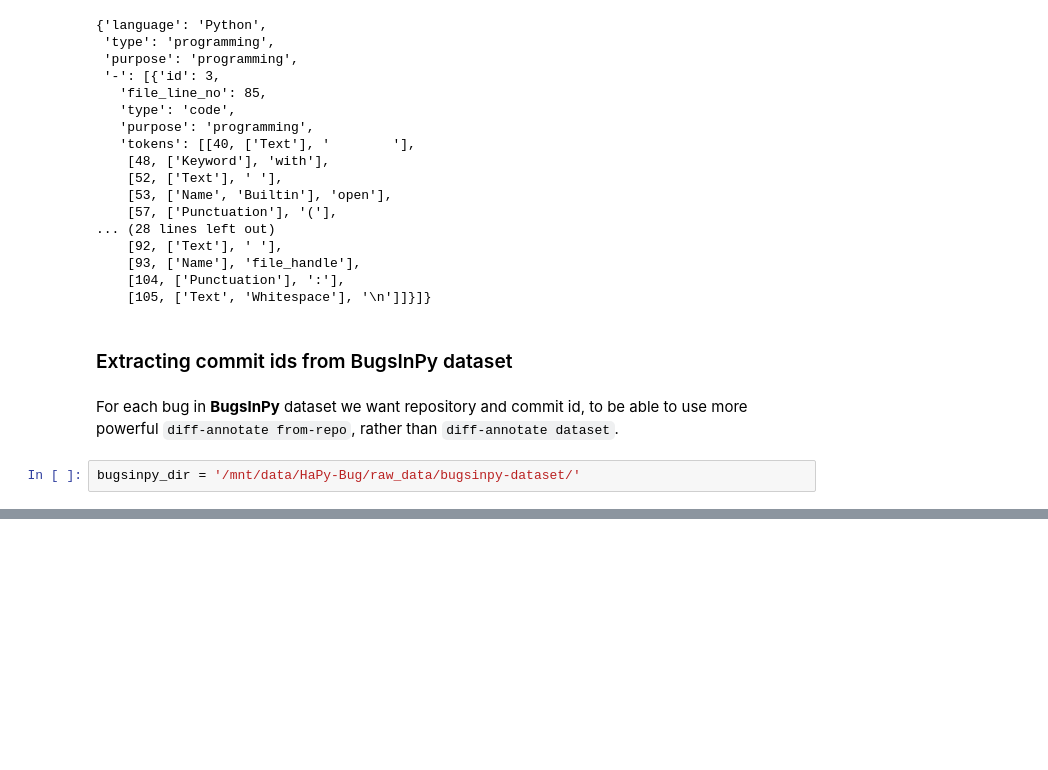
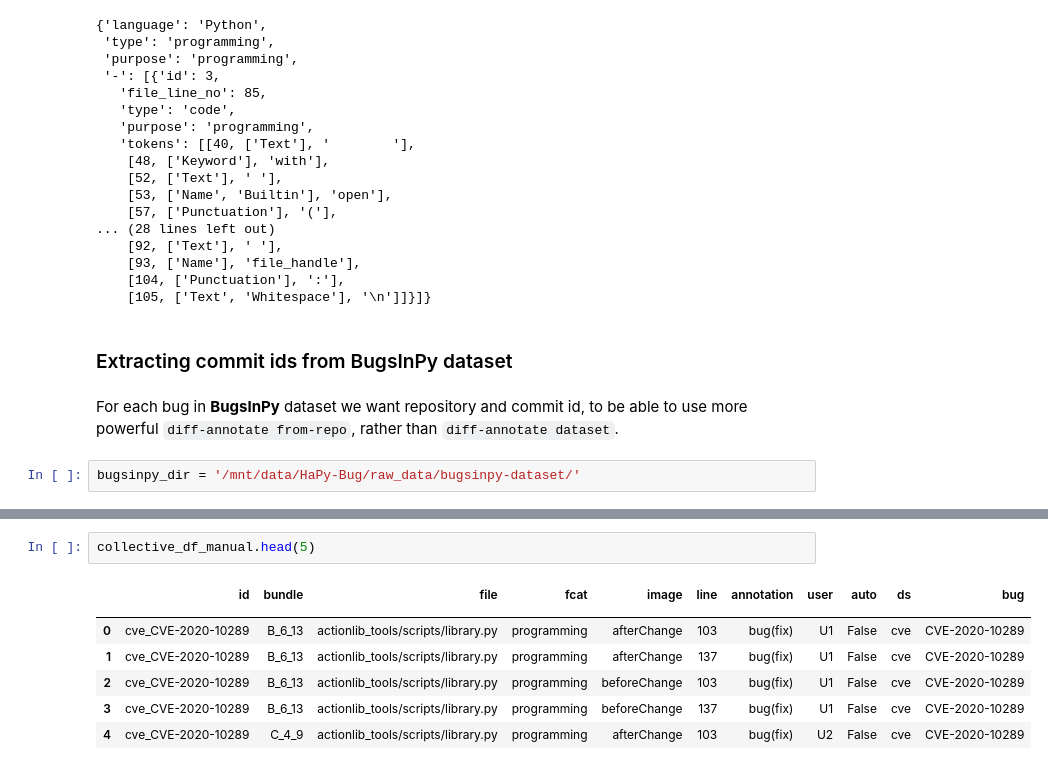
Before and after one commit to ncusi/PatchScope, a Jupyter notebook: notebooks/experiments/01-compare_annotations.ipynb, the cells around one changed output, grey strips where cells are left out. Drawn from its saved outputs; the diff is of its cells as text; blank space fills up the shorter version.

```diff
--- a/notebooks/experiments/01-compare_annotations.ipynb
+++ b/notebooks/experiments/01-compare_annotations.ipynb
@@ -371,0 +562,10 @@ PySnooper:
+# %%
+collective_df_manual.head(5)
+# %% [output]
+|  | id | bundle | file | fcat | image | line | annotation | user | auto | ds | bug |
+|  |  |  |  |  |  |  |  |  |  |  |  |
+| 0 | cve_CVE-2020-10289 | B_6_13 | actionlib_tools/scripts/library.py | programming | afterChange | 103 | bug(fix) | U1 | False | cve | CVE-2020-10289 |
+| 1 | cve_CVE-2020-10289 | B_6_13 | actionlib_tools/scripts/library.py | programming | afterChange | 137 | bug(fix) | U1 | False | cve | CVE-2020-10289 |
+| 2 | cve_CVE-2020-10289 | B_6_13 | actionlib_tools/scripts/library.py | programming | beforeChange | 103 | bug(fix) | U1 | False | cve | CVE-2020-10289 |
+| 3 | cve_CVE-2020-10289 | B_6_13 | actionlib_tools/scripts/library.py | programming | beforeChange | 137 | bug(fix) | U1 | False | cve | CVE-2020-10289 |
+| 4 | cve_CVE-2020-10289 | C_4_9 | actionlib_tools/scripts/library.py | programming | afterChange | 103 | bug(fix) | U2 | False | cve | CVE-2020-10289 |
```
Also changed, not shown: parts of 36 cells of this notebook.
